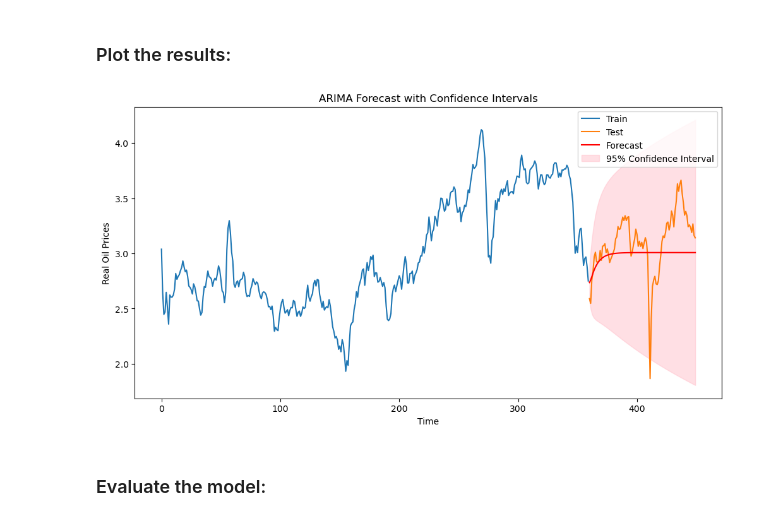
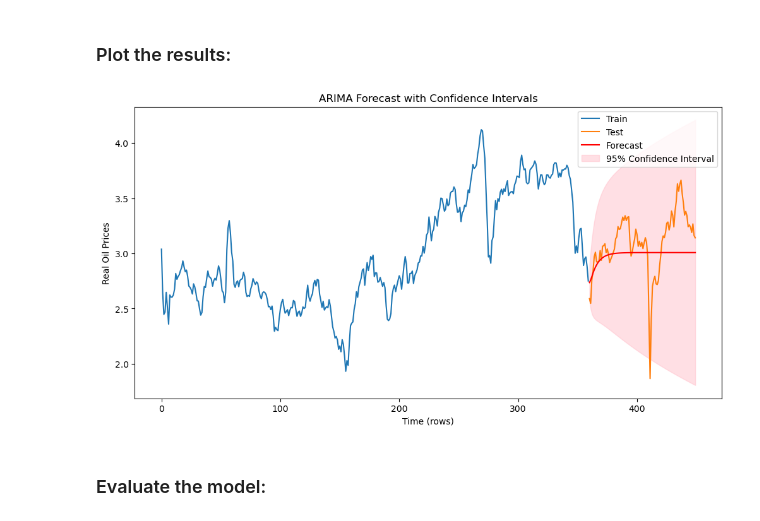
Before and after one commit to Hutto04/The-Oval-Table, a Jupyter notebook: Maria-Mills/Models/ARIMA/Cycle-2/Combined-Log-Transformed/arima-1.ipynb, the cells around one changed output. Drawn from its saved outputs; the diff is of its cells as text; code cells hidden in the pictures.

```diff
--- a/Maria-Mills/Models/ARIMA/Cycle-2/Combined-Log-Transformed/arima-1.ipynb
+++ b/Maria-Mills/Models/ARIMA/Cycle-2/Combined-Log-Transformed/arima-1.ipynb
@@ -85,0 +70,14 @@ Warnings:
+# %%
+# Fit auto_arima model to find optimal parameters
+auto_model = auto_arima(
+    train,
+    seasonal=False,
+    trace=True,  # Allow to print results while training
+    suppress_warnings=True,
+    max_order=None,  # This ensures there is no cap on the combined p and q.
+    max_p=5,  # Maximum value of p to try
+    max_d=5,  # Maximum value of d to try
+    max_q=5,  # Maximum value of q to try
+    stepwise=True  # Stepwise algorithm can be faster and more efficient in parameter selection
+)
+print(auto_model.summary())
@@ -101,17 +117,17 @@ conf_int = forecast.conf_int()
 # %%
 # Plot the results with confidence intervals
 plt.figure(figsize=(12, 6))
 plt.plot(train.index, train, label='Train')
 plt.plot(test.index, test, label='Test')
 plt.plot(test.index, forecast_mean, color='red', label='Forecast')
 plt.fill_between(test.index, conf_int.iloc[:, 0], conf_int.iloc[:, 1], color='pink', alpha=0.5, label='95% Confidence Interval')
-plt.xlabel('Time')
+plt.xlabel('Time (rows)')
 plt.ylabel('Real Oil Prices')
 plt.title('ARIMA Forecast with Confidence Intervals')
 plt.legend()
 plt.show()
 # %% [output]
-[figure, old version]
+[figure, new version]
 # %% [markdown]
 ### Evaluate the model:
 # %%
```
Also changed, not shown: parts of 9 cells of this notebook, 21 other files.
